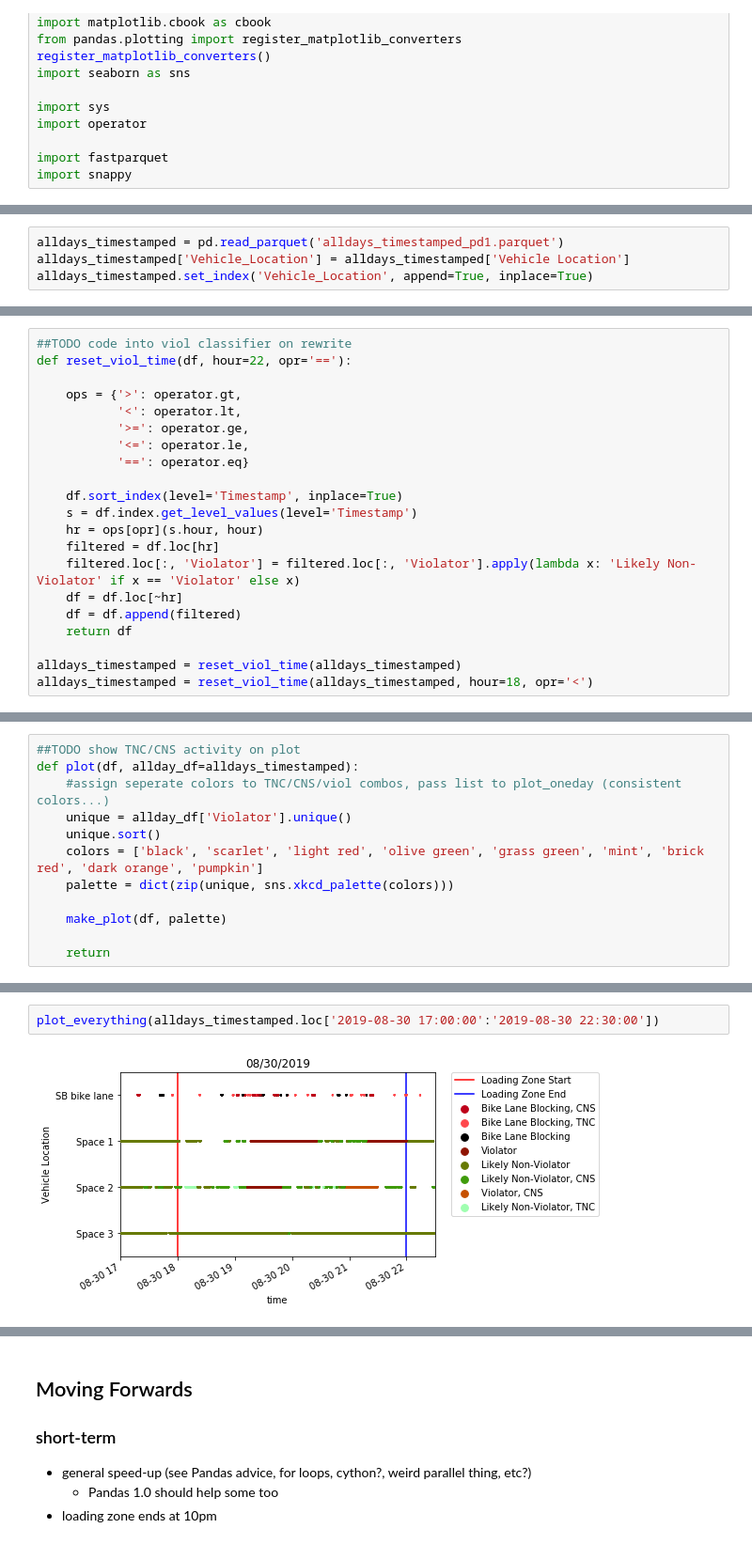
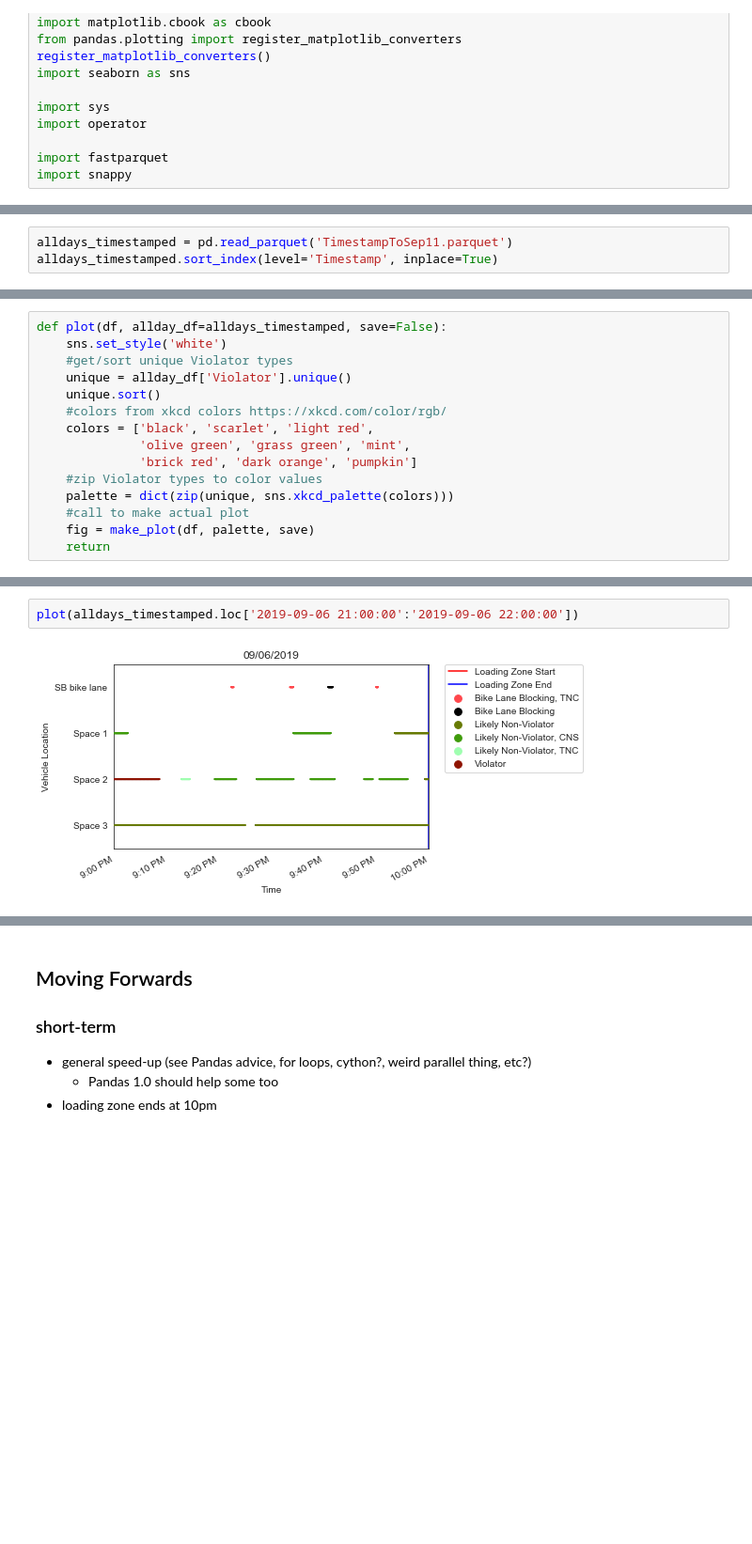
Before and after one commit to ucla-its/curb-analysis-visuals, a Jupyter notebook: Solutions for a Small Planet (pd1v2).ipynb, the cells around one changed output, grey strips where cells are left out. Shown at 94% size. Saved outputs shown, nothing was run; the diff lists cells and outputs as text; blank space fills up the shorter version.

```diff
--- a/Solutions for a Small Planet (pd1v2).ipynb
+++ b/Solutions for a Small Planet (pd1v2).ipynb
@@ -22,6 +23,5 @@ def showall(df):
     with pd.option_context('display.max_rows', None, 'display.max_columns', None):  # more options can be specified also
         display(df)
 # %%
-alldays_timestamped = pd.read_parquet('alldays_timestamped_pd1.parquet')
-alldays_timestamped['Vehicle_Location'] = alldays_timestamped['Vehicle Location']
-alldays_timestamped.set_index('Vehicle_Location', append=True, inplace=True)
+alldays_timestamped = pd.read_parquet('TimestampToSep11.parquet')
+alldays_timestamped.sort_index(level='Timestamp', inplace=True)
@@ -30,21 +27,0 @@ alldays_timestamped.to
-# %%
-##TODO code into viol classifier on rewrite
-def reset_viol_time(df, hour=22, opr='=='):
-
-    ops = {'>': operator.gt,
-           '<': operator.lt,
-           '>=': operator.ge,
-           '<=': operator.le,
-           '==': operator.eq}
-
-    df.sort_index(level='Timestamp', inplace=True)
-    s = df.index.get_level_values(level='Timestamp')
-    hr = ops[opr](s.hour, hour)
-    filtered = df.loc[hr]
-    filtered.loc[:, 'Violator'] = filtered.loc[:, 'Violator'].apply(lambda x: 'Likely Non-Violator' if x == 'Violator' else x)
-    df = df.loc[~hr]
-    df = df.append(filtered)
-    return df
-
-alldays_timestamped = reset_viol_time(alldays_timestamped)
-alldays_timestamped = reset_viol_time(alldays_timestamped, hour=18, opr='<')
@@ -117,12 +84,15 @@ def make_plot(df, palette):
 # %%
-##TODO show TNC/CNS activity on plot
-def plot(df, allday_df=alldays_timestamped):
-    #assign seperate colors to TNC/CNS/viol combos, pass list to plot_oneday (consistent colors...)
+def plot(df, allday_df=alldays_timestamped, save=False):
+    sns.set_style('white')
+    #get/sort unique Violator types
     unique = allday_df['Violator'].unique()
     unique.sort()
-    colors = ['black', 'scarlet', 'light red', 'olive green', 'grass green', 'mint', 'brick red', 'dark orange', 'pumpkin']
+    #colors from xkcd colors https://xkcd.com/color/rgb/
+    colors = ['black', 'scarlet', 'light red',
+              'olive green', 'grass green', 'mint',
+              'brick red', 'dark orange', 'pumpkin']
+    #zip Violator types to color values
     palette = dict(zip(unique, sns.xkcd_palette(colors)))
-
-    make_plot(df, palette)
-
+    #call to make actual plot
+    fig = make_plot(df, palette, save)
     return
@@ -150,4 +99,4 @@ plot_everything(alldays_timestamped.loc['2019-08-30 19:20:00':'2019-08-30 19:27:
 # %%
-plot_everything(alldays_timestamped.loc['2019-08-30 17:00:00':'2019-08-30 22:30:00'])
+plot(alldays_timestamped.loc['2019-09-06 21:00:00':'2019-09-06 22:00:00'])
 # %% [output]
-[figure, old version]
+[figure, new version]
```
Also changed, not shown: parts of 44 cells of this notebook, 42 other files.
